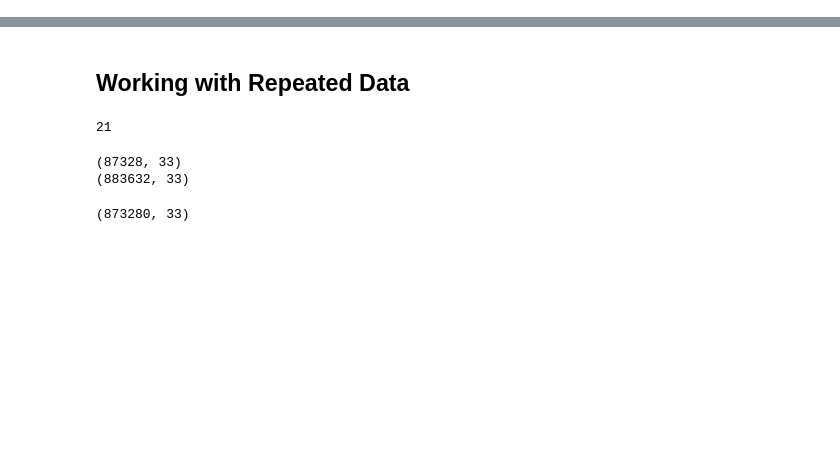
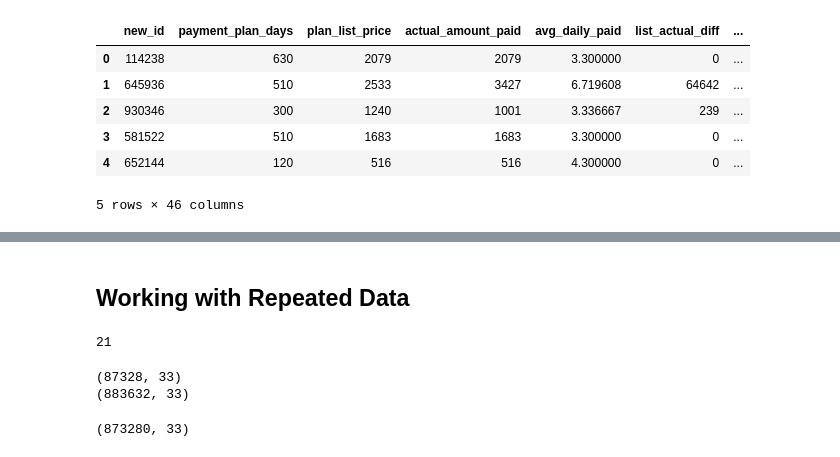
Before and after one commit to calestini/Kcompetition, a Jupyter notebook: Untitled.ipynb, the cells around one changed output, grey strips where cells are left out. Saved outputs shown, nothing was run; the diff lists cells and outputs as text; code cells hidden in the pictures; blank space fills up the shorter version.

Commit message:
Updated untitled file, txn_train_test.py, and modeling.py

```diff
--- a/Untitled.ipynb
+++ b/Untitled.ipynb
@@ -6,0 +9,19 @@ import xgboost as xgb
+# %%
+data_model=md.train_test(test_size = 0)
+# %%
+test_merged = md.read_datasets(list_data = ['final_txn_test_v2', 'final_user_log_test'])
+# %%
+test_merged.drop('is_churn', axis=1, inplace=True)
+# %%
+test_merged = test_merged.join(pd.get_dummies(test_merged['months_listening'])).drop('months_listening', axis = 1)
+test_merged = test_merged.join(pd.get_dummies(test_merged['cluster9'])).drop('cluster9', axis = 1)
+# %%
+test_merged.head()
+# %% [output]
+|  | new_id | payment_plan_days | plan_list_price | actual_amount_paid | avg_daily_paid | list_actual_diff | ... |
+| 0 | 114238 | 630 | 2079 | 2079 | 3.300000 | 0 | ... |
+| 1 | 645936 | 510 | 2533 | 3427 | 6.719608 | 64642 | ... |
+| 2 | 930346 | 300 | 1240 | 1001 | 3.336667 | 239 | ... |
+| 3 | 581522 | 510 | 1683 | 1683 | 3.300000 | 0 | ... |
+| 4 | 652144 | 120 | 516 | 516 | 4.300000 | 0 | ... |
+5 rows × 46 columns
```
Also changed, not shown: parts of 25 cells of this notebook, 2 other files.
